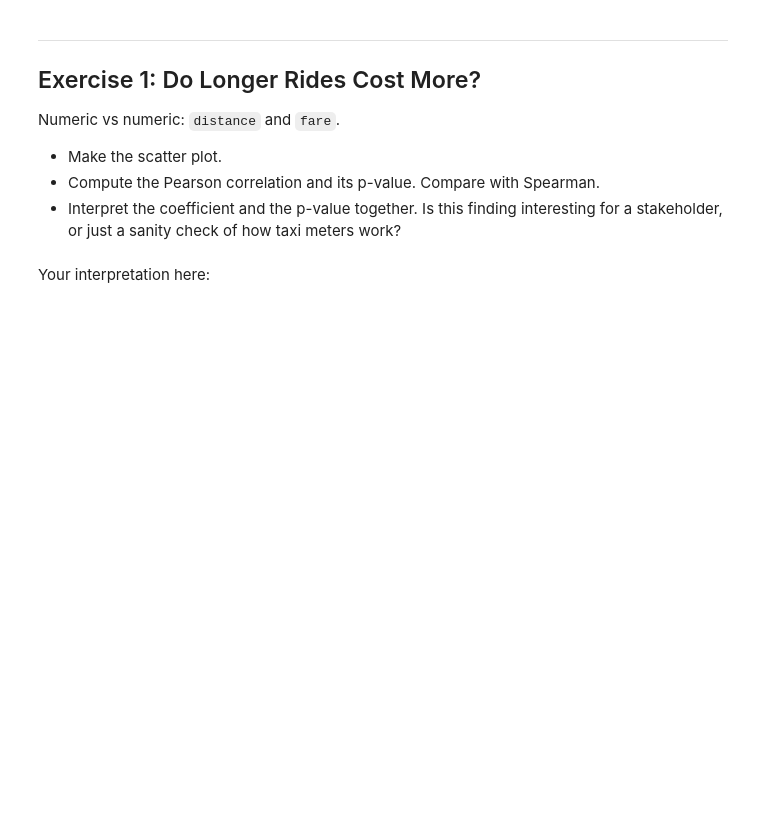
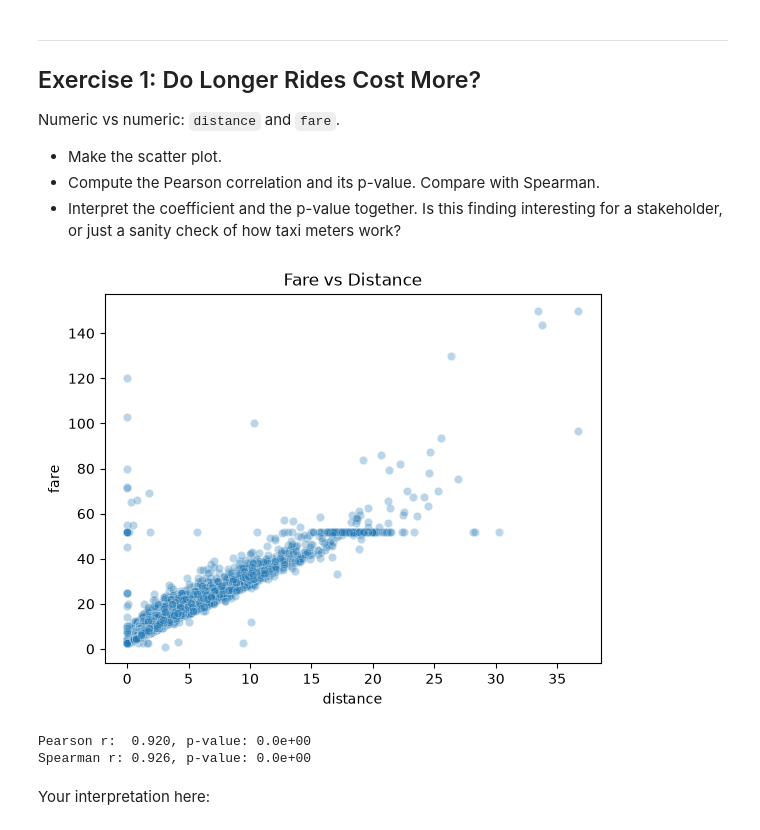
Before and after one commit to TypsonRS/ds-hypothesis-testingKSD, a Jupyter notebook: 5_hypothesis_testing_for_eda_exercise.ipynb, the cells around one changed output. Cells and saved outputs as stored; diff of their text form; code cells hidden in the pictures; blank space fills up the shorter version.

```diff
--- a/5_hypothesis_testing_for_eda_exercise.ipynb
+++ b/5_hypothesis_testing_for_eda_exercise.ipynb
@@ -44,3 +49,18 @@ Numeric vs numeric: `distance` and `fare`.
+# %%
+# Your code here
+
+sns.scatterplot(data=df, x="distance", y="fare", alpha=0.3)
+plt.title("Fare vs Distance")
+plt.show()
+
+r, p_pearson = stats.pearsonr(df["distance"], df["fare"])
+rs, p_spearman = stats.spearmanr(df["distance"], df["fare"])
+print(f"Pearson r:  {r:.3f}, p-value: {p_pearson:.1e}")
+print(f"Spearman r: {rs:.3f}, p-value: {p_spearman:.1e}")
+# %% [output]
+[figure, added]
+Pearson r:  0.920, p-value: 0.0e+00
+Spearman r: 0.926, p-value: 0.0e+00
 # %% [markdown]
 Your interpretation here:
 # %% [markdown]
```
Also changed, not shown: parts of 11 cells of this notebook, 7 other files.
